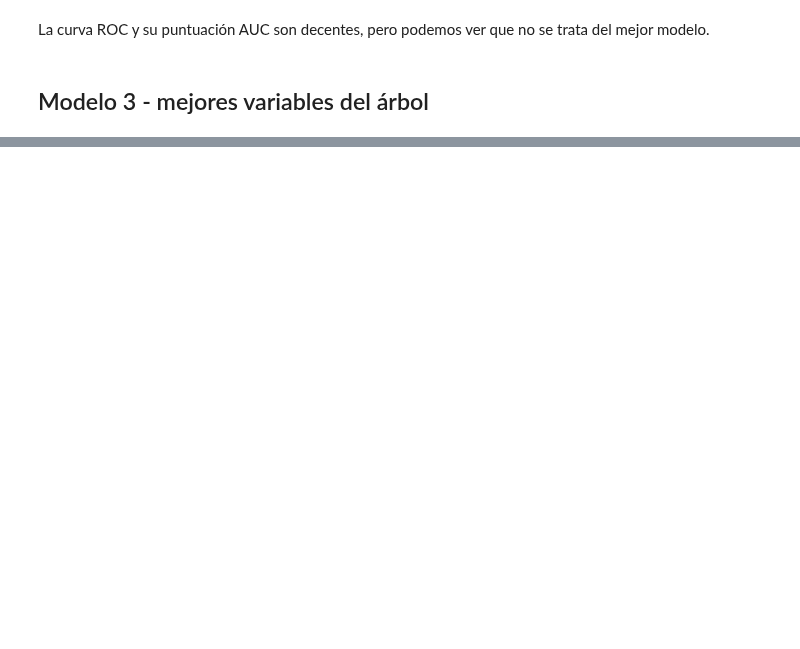
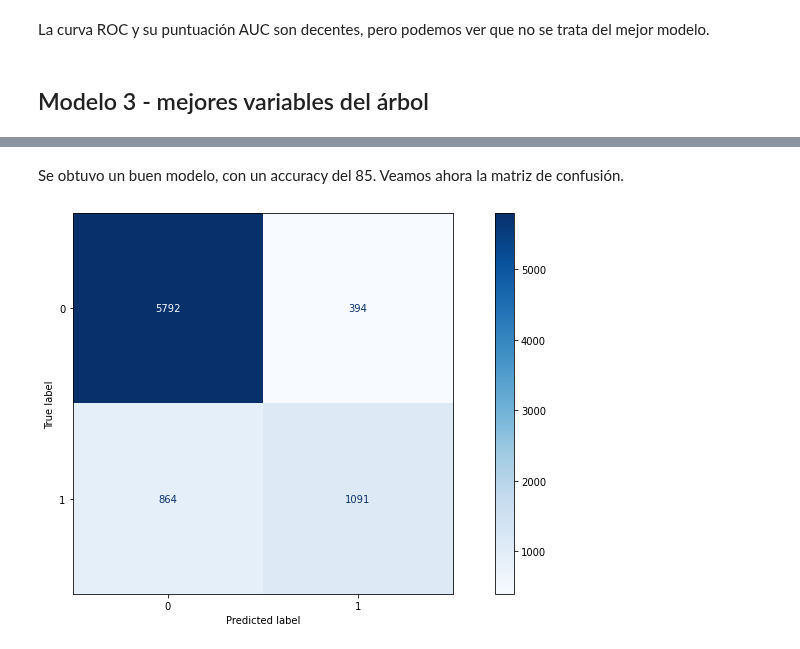
Before and after one commit to ncontinanza/tp-datos-1c2021-de-angelis-riva-continanza, a Jupyter notebook: Parte2/Regresion Logistica.ipynb, the cells around one changed output, grey strips where cells are left out. Saved outputs shown, nothing was run; the diff lists cells and outputs as text; code cells hidden in the pictures; blank space fills up the shorter version.

```diff
--- a/Parte2/Regresion Logistica.ipynb
+++ b/Parte2/Regresion Logistica.ipynb
@@ -228,0 +237,9 @@ plt.show()
+# %%
+model = LogisticRegression(n_jobs=-1, random_state=27)
+params = [{'penalty': ['l1']        , 'C': np.logspace(-3, 3, 13), 'solver': ['saga'] },
+          {'penalty': ['l2']        , 'C': np.logspace(-3, 3, 13), 'solver': ['lbfgs']},
+          {'penalty': ['elasticnet'], 'C': np.logspace(-3, 3, 13), 'solver': ['saga'] , 'l1_ratio': np.linspace(0.1, 0.9, 9)}]
+
+gscv3 = GridSearchCV(model, params, scoring='roc_auc', n_jobs=-1, cv=10, verbose=4)
+# %%
+gscv3.fit(X_train_3, y_train_3)
@@ -228,0 +279,4 @@ plt.show()
+# %%
+lr3 = gscv3.best_estimator_
+# %%
+lr3.fit(X_train_3, y_train_3)
@@ -228,0 +297,9 @@ plt.show()
+# %% [markdown]
+Se obtuvo un buen modelo, con un accuracy del 85. Veamos ahora la matriz de confusión.
+# %%
+fig, ax = plt.subplots(figsize=(15,7))
+plt.grid(False)
+plot_confusion_matrix(lr3, X_test_3, y_test_3, cmap=plt.cm.Blues, display_labels=['0', '1'], ax=ax)
+plt.show()
+# %% [output]
+[figure, added]
```
Also changed, not shown: parts of 52 cells of this notebook, 3 other files.
